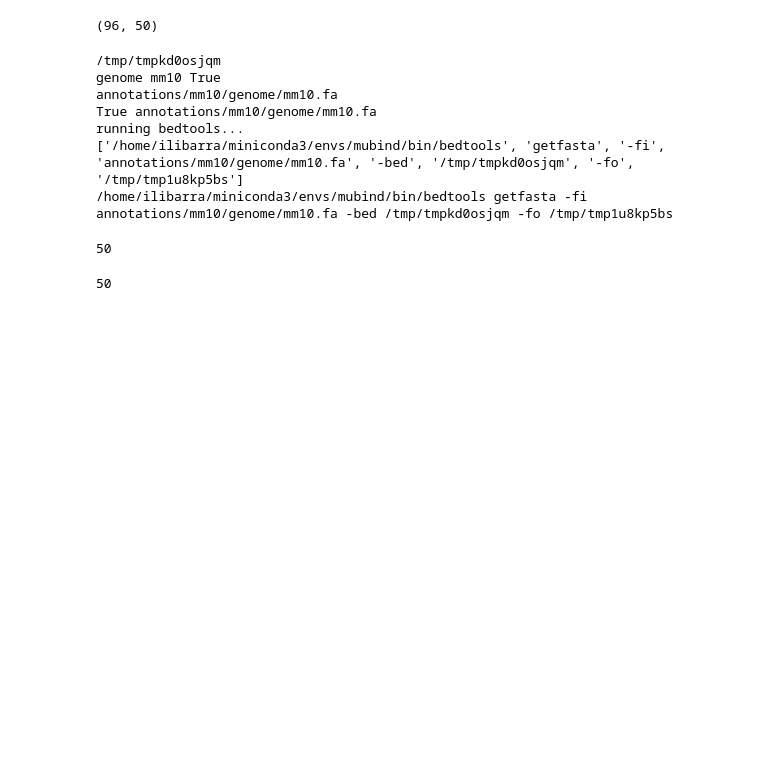
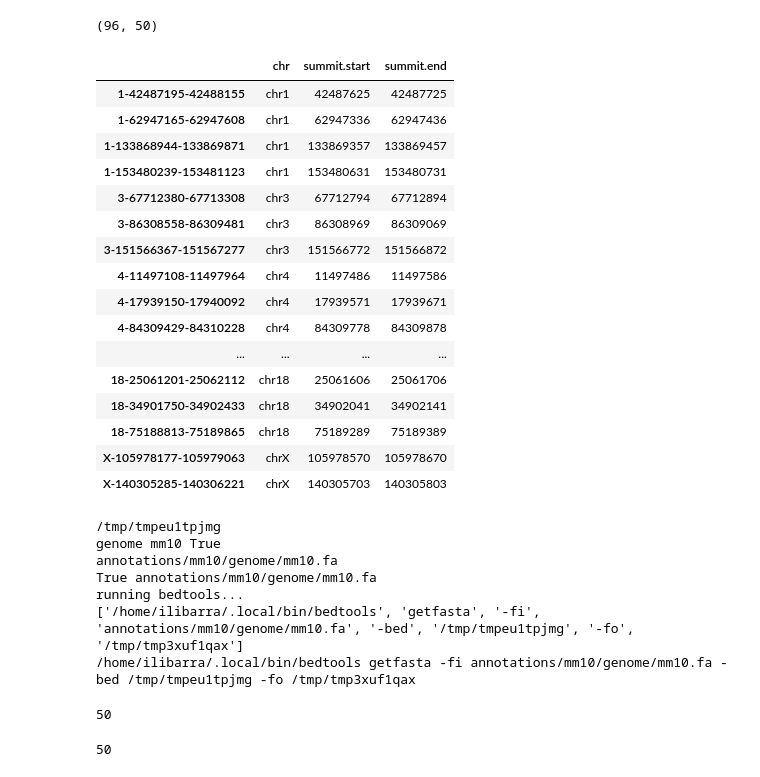
Before and after one commit to theislab/mubind, a Jupyter notebook: docs/notebooks/single_cell/02_2_1_scatac_multiome_pancreas_priors_train.ipynb, the cells around one changed output. Drawn from its saved outputs; the diff is of its cells as text; code cells hidden in the pictures; blank space fills up the shorter version.

```diff
--- a/docs/notebooks/single_cell/02_2_1_scatac_multiome_pancreas_priors_train.ipynb
+++ b/docs/notebooks/single_cell/02_2_1_scatac_multiome_pancreas_priors_train.ipynb
@@ -289,10 +284,30 @@ ad.shape
 (96, 50)
 # %%
 n_seqs = ad.shape[1] # 10000 # adata.shape[1] # None # 1000
+# %%
+ad.var[['chr', 'summit.start', 'summit.end']].head(n_seqs)
+# %% [output]
+|  | chr | summit.start | summit.end |
+| 1-42487195-42488155 | chr1 | 42487625 | 42487725 |
+| 1-62947165-62947608 | chr1 | 62947336 | 62947436 |
+| 1-133868944-133869871 | chr1 | 133869357 | 133869457 |
+| 1-153480239-153481123 | chr1 | 153480631 | 153480731 |
+| 3-67712380-67713308 | chr3 | 67712794 | 67712894 |
+| 3-86308558-86309481 | chr3 | 86308969 | 86309069 |
+| 3-151566367-151567277 | chr3 | 151566772 | 151566872 |
+| 4-11497108-11497964 | chr4 | 11497486 | 11497586 |
+| 4-17939150-17940092 | chr4 | 17939571 | 17939671 |
+| 4-84309429-84310228 | chr4 | 84309778 | 84309878 |
+| ... | ... | ... | ... |
+| 18-25061201-25062112 | chr18 | 25061606 | 25061706 |
+| 18-34901750-34902433 | chr18 | 34902041 | 34902141 |
+| 18-75188813-75189865 | chr18 | 75189289 | 75189389 |
+| X-105978177-105979063 | chrX | 105978570 | 105978670 |
+| X-140305285-140306221 | chrX | 140305703 | 140305803 |
 # %%
 seqs = mb.bindome.tl.get_sequences_from_bed(ad.var[['chr', 'summit.start', 'summit.end']].head(n_seqs), genome='mm10', uppercase=True,
                                             gen_path='annotations/mm10/genome/mm10.fa',
-                                            bin='/home/ilibarra/miniconda3/envs/mubind/bin/bedtools')
+                                            bin='/home/ilibarra/.local/bin/bedtools')
                                             # bin='/home/ilibarra/.conda/envs/mubind/bin/bedtools')
                                             # gen_path='../../../annotations/hg38/genome/hg38.fa')
 
@@ -301,13 +316,13 @@ ad = ad[:,ad.var['k.summit'].isin(keys)]
 # seqs = [[s[0], s[1].upper()] for s in seqs[0]]
 len(seqs)
 # %% [output]
-/tmp/tmpkd0osjqm
+/tmp/tmpeu1tpjmg
 genome mm10 True
 annotations/mm10/genome/mm10.fa
 True annotations/mm10/genome/mm10.fa
 running bedtools...
-['/home/ilibarra/miniconda3/envs/mubind/bin/bedtools', 'getfasta', '-fi', 'annotations/mm10/genome/mm10.fa', '-bed', '/tmp/tmpkd0osjqm', '-fo', '/tmp/tmp1u8kp5bs']
-/home/ilibarra/miniconda3/envs/mubind/bin/bedtools getfasta -fi annotations/mm10/genome/mm10.fa -bed /tmp/tmpkd0osjqm -fo /tmp/tmp1u8kp5bs
+['/home/ilibarra/.local/bin/bedtools', 'getfasta', '-fi', 'annotations/mm10/genome/mm10.fa', '-bed', '/tmp/tmpeu1tpjmg', '-fo', '/tmp/tmp3xuf1qax']
+/home/ilibarra/.local/bin/bedtools getfasta -fi annotations/mm10/genome/mm10.fa -bed /tmp/tmpeu1tpjmg -fo /tmp/tmp3xuf1qax
 50
 # %%
 len(seqs)
```
Also changed, not shown: parts of 14 cells of this notebook, 1 other file.
